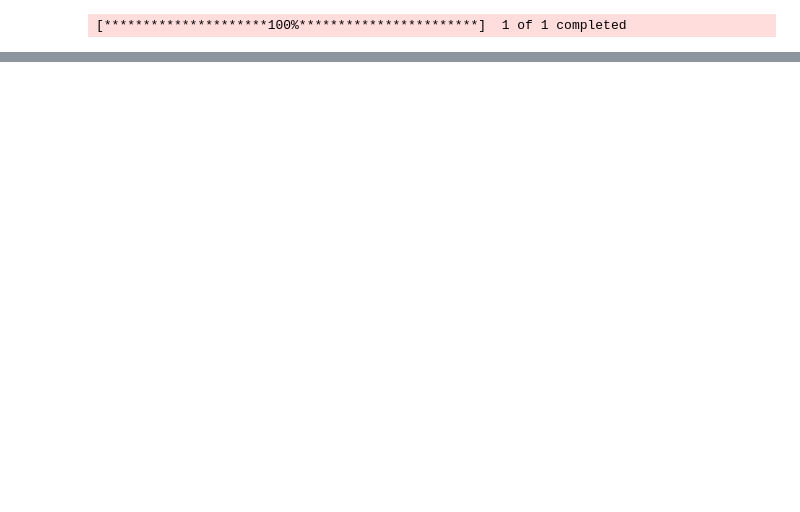
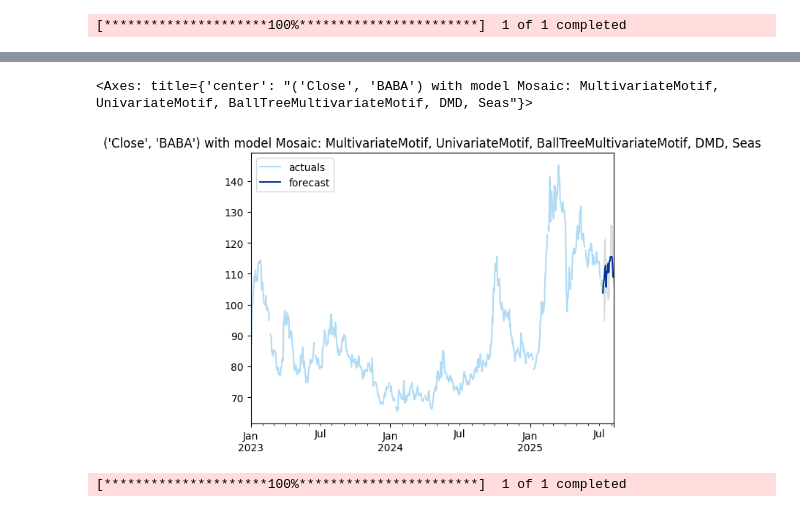
Before and after one commit to melloweentea/stock_forecasting, a Jupyter notebook: autots_test.ipynb, the cells around one changed output, grey strips where cells are left out. Saved outputs shown, nothing was run; the diff lists cells and outputs as text; code cells hidden in the pictures; blank space fills up the shorter version.

```diff
--- a/autots_test.ipynb
+++ b/autots_test.ipynb
@@ -292,0 +207,37 @@ model_results
+# %%
+model = AutoTS(
+    forecast_length=21,
+    frequency="infer",
+    prediction_interval=0.9,
+    ensemble='all',
+    model_list="default",  # "fast", "default", "fast_parallel"
+    transformer_list="fast",  # "superfast",
+    drop_most_recent=1,
+    max_generations=15,
+    num_validations=2,
+    validation_method="backwards"
+)
+model = model.fit(
+    df,
+    date_col='datetime' if long else None,
+    value_col='value' if long else None,
+    id_col='series_id' if long else None,
+)
+
+prediction = model.predict()
+# plot a sample
+prediction.plot(model.df_wide_numeric,
+                series=model.df_wide_numeric.columns[0],
+                start_date="2019-01-01")
+# Print the details of the best model
+print(model)
+
+# point forecasts dataframe
+forecasts_df = prediction.forecast
+# upper and lower forecasts
+forecasts_up, forecasts_low = prediction.upper_forecast, prediction.lower_forecast
+
+# accuracy of all tried model results
+model_results = model.results()
+# and aggregated from cross validation
+validation_results = model.results("validation")
@@ -292,0 +282,11 @@ model_results
+# %%
+prediction.plot(model.df_wide_numeric,
+                series=model.df_wide_numeric.columns[0],
+                start_date="2023-01-01")
+# %% [output]
+<Axes: title={'center': "('Close', 'BABA') with model Mosaic: MultivariateMotif, UnivariateMotif, BallTreeMultivariateMotif, DMD, Seas"}>
+[figure, added]
+# %%
+actual_df = yf.download("BABA", start="2025-07-10", end="2025-08-08")
+# %% [output]
+[*********************100%***********************]  1 of 1 completed
```
Also changed, not shown: parts of 16 cells of this notebook, 1 other file.
